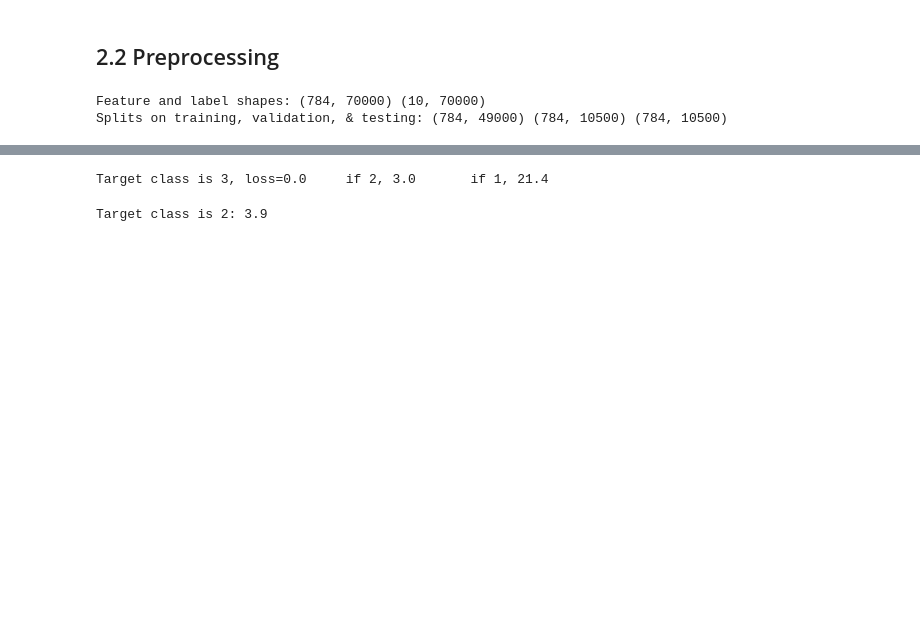
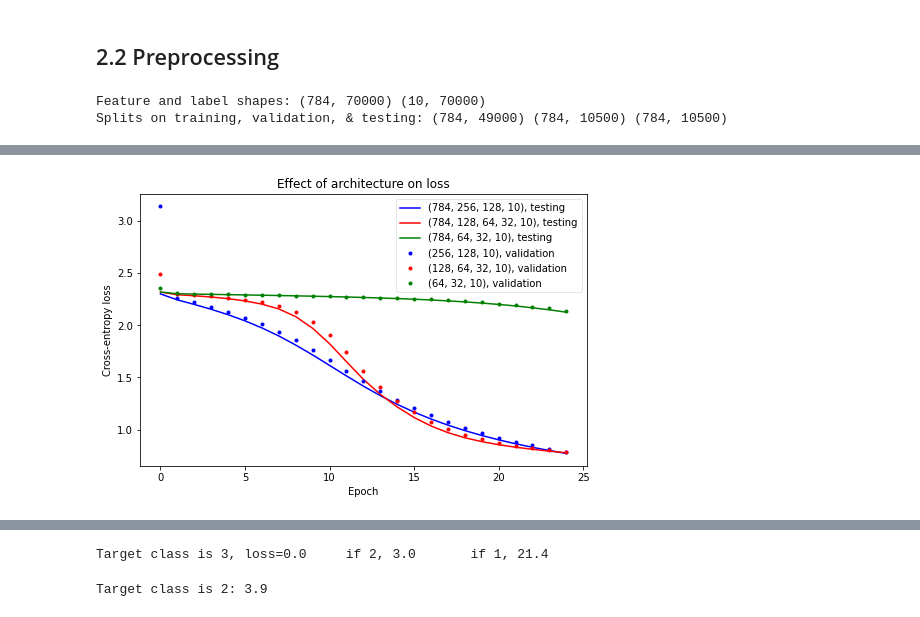
Before and after one commit to vtd9/multilayer-perceptron, a Jupyter notebook: HW1.ipynb, the cells around one changed output, grey strips where cells are left out. Drawn from its saved outputs; the diff is of its cells as text; code cells hidden in the pictures; blank space fills up the shorter version.

Commit message:
varied architectures

```diff
--- a/HW1.ipynb
+++ b/HW1.ipynb
@@ -923,0 +900,13 @@ MLP with fewer neurons in hidden layers is more efficient to train but results i
+# %%
+# Define different architectures to try
+arch_results = []
+lr = 0.01
+epochs = 25
+dims_set = [(width*width, 256, 128, 10), (width*width, 128, 64, 32, 10)]
+activ_fns_set = ((Activation.relu, Activation.relu, Activation.softmax),
+                 (Activation.relu, Activation.relu, Activation.relu, Activation.softmax))
+# %%
+# Train models, validate
+for dims, activ_fns in zip(dims_set, activ_fns_set):
+  p = Perceptron(dims, activ_fns, Loss.cross_entropy)
+  arch_results.append(Utility.train_and_validate(p, mnist_set, lr, epochs, batch))
@@ -923,0 +931,26 @@ MLP with fewer neurons in hidden layers is more efficient to train but results i
+# %%
+# Append to earlier run with same learning rate
+dims_set.append((width*width, 64, 32, 10))
+arch_results_train_loss = [_[0] for _ in arch_results]
+arch_results_train_loss.append(lr_results[lr][0])
+
+arch_results_train_acc = [_[1] for _ in arch_results]
+arch_results_train_acc.append(lr_results[lr][1])
+
+arch_results_valid_loss = [_[2] for _ in arch_results]
+arch_results_valid_loss.append(lr_results[lr][2])
+
+arch_results_valid_acc = [_[3] for _ in arch_results]
+arch_results_valid_acc.append(lr_results[lr][3])
+# %%
+# Plot loss for the different architectures tried
+Utility.plot_results(arch_results_train_loss,
+                     labels=[str(dims) + ', testing' for dims in dims_set],
+                     fmts=['-' + _ for _ in ('b', 'r', 'g')])
+Utility.plot_results(arch_results_valid_loss,
+                     labels=[str(dims[1:]) + ', validation' for dims in dims_set],
+                     fmts=['.' + _ for _ in ('b', 'r', 'g')],
+                     ylabel='Cross-entropy loss',
+                     title='Effect of architecture on loss')
+# %% [output]
+[figure, added]
```
Also changed, not shown: parts of 31 cells of this notebook.
